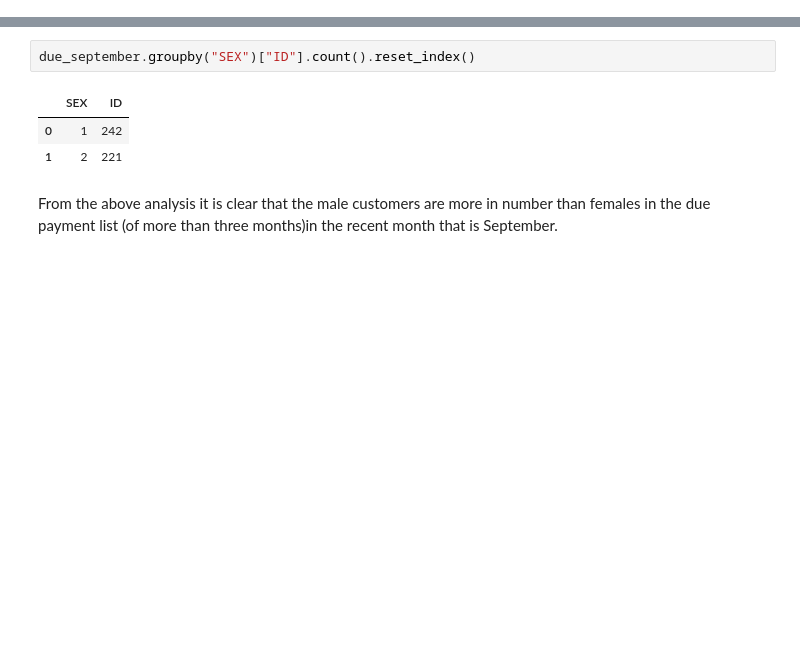
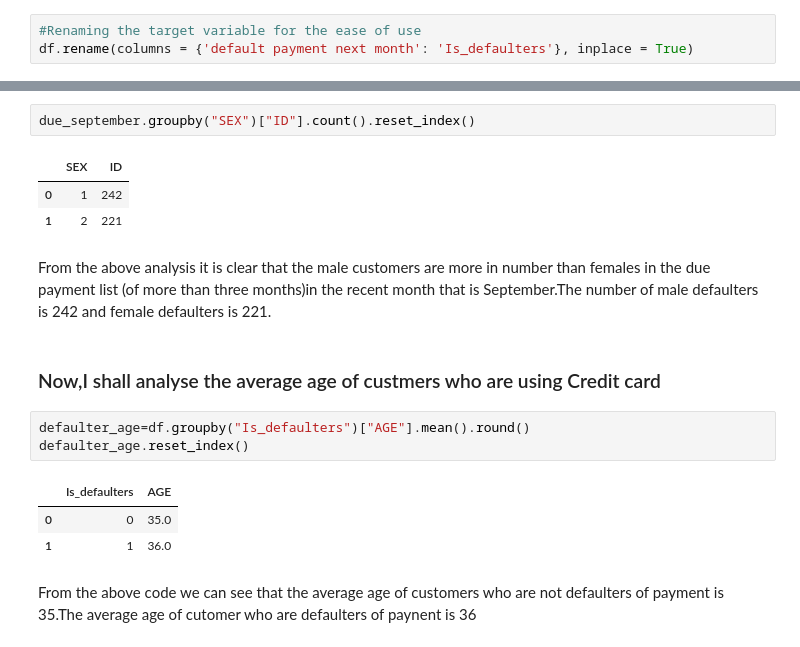
Before and after one commit to 1991Ab/Capstone-Project-3-Credit-Card-Default-Prediction, a Jupyter notebook: DefaultCreditCcard_Individual.ipynb, the cells around one changed output, grey strips where cells are left out. Saved outputs shown, nothing was run; the diff lists cells and outputs as text; blank space fills up the shorter version.

```diff
--- a/DefaultCreditCcard_Individual.ipynb
+++ b/DefaultCreditCcard_Individual.ipynb
@@ -301,4 +301,7 @@ df_new.head(3)
 | 2 | 2 | 120000 | 2 | 2 | 2 | 26 | -1 | 2 | 0 | 0 | ... |
 | 3 | 3 | 90000 | 2 | 2 | 2 | 34 | 0 | 0 | 0 | 0 | ... |
 3 rows × 25 columns
+# %%
+#Renaming the target variable for the ease of use
+df.rename(columns = {'default payment next month': 'Is_defaulters'}, inplace = True)
 # %% [markdown]
@@ -335,4 +338,15 @@ due_september.groupby("SEX")["ID"].count().reset_index()
 | 0 | 1 | 242 |
 | 1 | 2 | 221 |
 # %% [markdown]
-From the above analysis it is clear  that the male customers are more in number than females in the due payment list (of more than three months)in the recent month that is September.
+From the above analysis it is clear  that the male customers are more in number than females in the due payment list (of more than three months)in the recent month that is September.The number of male defaulters is 242 and female defaulters is 221.
+# %% [markdown]
+### Now,I shall analyse the average age of custmers who are using Credit card
+# %%
+defaulter_age=df.groupby("Is_defaulters")["AGE"].mean().round()
+defaulter_age.reset_index()
+# %% [output]
+|  | Is_defaulters | AGE |
+| 0 | 0 | 35.0 |
+| 1 | 1 | 36.0 |
+# %% [markdown]
+From the above code we can see that the average age of customers who are not defaulters of payment is 35.The average age of cutomer who are  defaulters of paynent is 36
```
Also changed, not shown: parts of 2 cells of this notebook.
